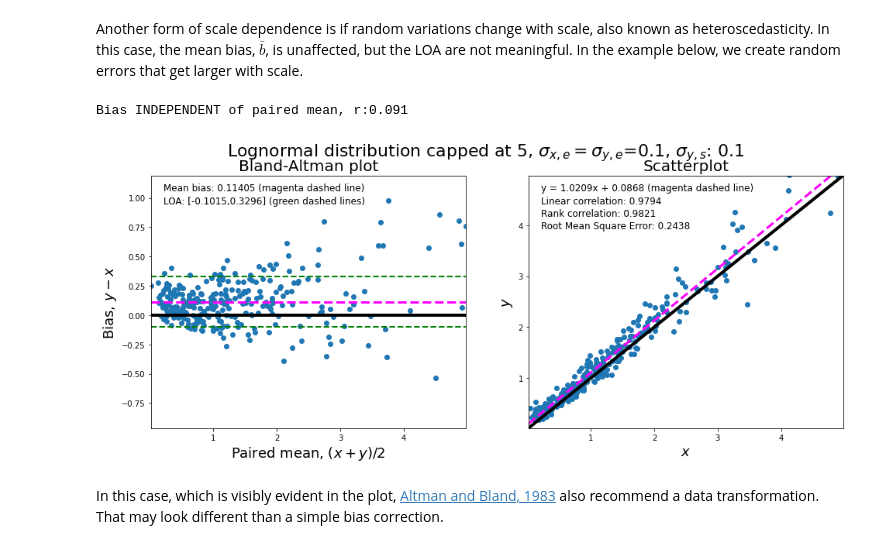
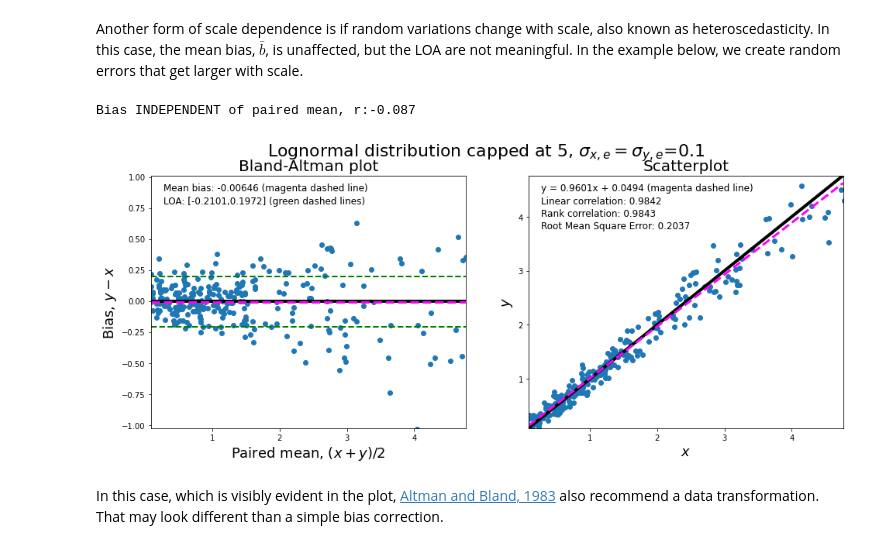
Before and after one commit to knobelsp/BlandAltman, a Jupyter notebook: BlandAltman.ipynb, the cells around one changed output. Drawn from its saved outputs; the diff is of its cells as text; code cells hidden in the pictures.

```diff
--- a/BlandAltman.ipynb
+++ b/BlandAltman.ipynb
@@ -81,15 +78,18 @@ Successfully installed pangaeapy-0.0.7
 # lincorr: linear correlation (pearson rho)
 # rankcorr: rank correlation (spearman rho)
 # rmse: root mean square error
+# xx_unc_modl and yy_unc_modl: uncertainty models for xx and yy. Used for normalization
+#   of the bias. Default value corresponds to no normalization.
 
-def plot_BAvsScat(x_input,y_input,label='',saveplot=0, scat=0, binscale=1.0):
+def plot_BAvsScat(x_input,y_input,label='',saveplot=0, scat=0, binscale=1.0, xx_unc_modl=np.sqrt(0.5), yy_unc_modl=np.sqrt(0.5)):
     #deal with inputs
     xx=np.asarray(x_input)
     yy=np.asarray(y_input)
 
     #compute Bland-Altman axes
     jj=(xx+yy)/2  #paired mean
-    kk=yy-xx      #bias
+    #kk=yy-xx      #bias
+    kk= (yy-xx) / np.sqrt((xx_unc_modl**2)+(yy_unc_modl**2)) #bias, with normalization if xx_unc_modl and yy_unc_modl are set
 
     #compute Bland-Altman metrics
     meanbias=np.mean(kk)
@@ -170,7 +170,6 @@ def plot_BAvsScat(x_input,y_input,label='',saveplot=0, scat=0, binscale=1.0):
     if scat == 0:
         h=ax1.hist2d(jj,kk, bins=(nbin,nbin), norm=mcolors.PowerNorm(gamma), cmap=plt.cm.inferno,
                    range=[[min_jj, max_jj], [min_kk, max_kk]])
-
         fig.colorbar(h[3], ax=ax1)
     else:
         h=ax1.scatter(jj,kk)
@@ -178,8 +177,11 @@ def plot_BAvsScat(x_input,y_input,label='',saveplot=0, scat=0, binscale=1.0):
         ax1.set_ylim([min_kk, max_kk])
 
     ax1.set_title('Bland-Altman plot', fontsize=20)
+    if xx_unc_modl != np.sqrt(0.5):
+      ax1.set_ylabel('Uncertainty normalized bias', fontsize=18)
+    else:
+      ax1.set_ylabel('Bias, $y-x$', fontsize=18)
     ax1.set_xlabel('Paired mean, $(x+y)/2$', fontsize=18)
-    ax1.set_ylabel('Bias, $y-x$', fontsize=18)
 
     ax1.plot([min_jj,max_jj],[0,0],color=lineclr,linestyle='solid',linewidth=4.0)
     if ba_independ:
@@ -434,23 +428,22 @@ Another form of scale dependence is if random variations change with scale, also
 # %%
 leng=300
 #source=np.random.standard_normal(size=(leng)) #this is the true value
 
 source=np.random.lognormal(0.1,1,size=(leng)) #this is the true value
 source=source[source <=5] #cap source data at 3
 leng=len(source)
 
 random_error=0.1 #set a random error of 10% as wide as a standard normal distribution
 xx_error_rand=random_error*np.random.standard_normal(size=(leng)) #generate random error for measurement x
 xx= source + xx_error_rand #x is the true value (source) plus errors
 
 yy_error_rand=random_error*np.random.standard_normal(size=(leng))*source #generate random error for measurement y with heteroscedasticity
-yy_error_syst= 0.1
-yy= source + yy_error_rand + yy_error_syst #y is the true value (source) plus  errors
+yy= source + yy_error_rand #y is the true value (source) plus  errors
 
-ba_lognormcap_scalebias=plot_BAvsScat(xx,yy,label='Lognormal distribution capped at 5, $\sigma_{x,e}=\sigma_{y,e}$=0.1, $\sigma_{y,s}$: 0.1',scat=1)
+ba_lognormcap_scalebias=plot_BAvsScat(xx,yy,label='Lognormal distribution capped at 5, $\sigma_{x,e}=\sigma_{y,e}$=0.1',scat=1)
 # %% [output]
-Bias INDEPENDENT of paired mean, r:0.091
+Bias INDEPENDENT of paired mean, r:-0.087
-[figure, old version]
+[figure, new version]
 # %% [markdown]
 In this case, which is visibly evident in the plot, <a href="https://doi.org/10.2307/2987937">Altman and Bland, 1983</a> also recommend a data transformation. That may look different than a simple bias correction.
 # %% [markdown]
```
Also changed, not shown: parts of 9 cells of this notebook.
